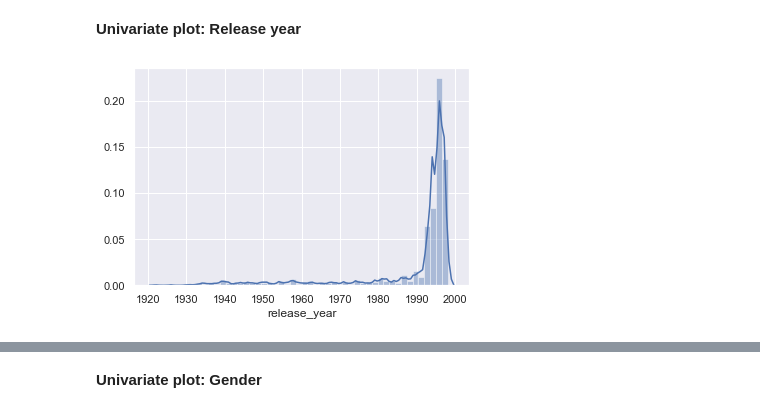
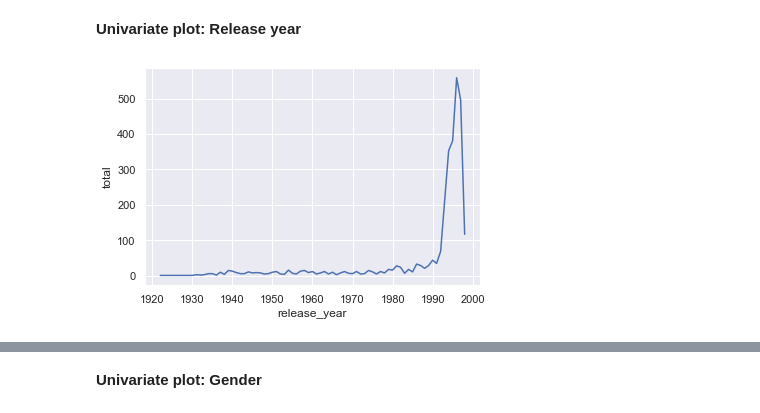
Before and after one commit to pcopley/uta-aiml, a Jupyter notebook: 01 Fundamentals of AIML/04 Project/MovieLens Project Questions.ipynb, the cells around one changed output, grey strips where cells are left out. Cells and saved outputs as stored; diff of their text form; code cells hidden in the pictures.

```diff
--- a/01 Fundamentals of AIML/04 Project/MovieLens Project Questions.ipynb
+++ b/01 Fundamentals of AIML/04 Project/MovieLens Project Questions.ipynb
@@ -345,7 +368,15 @@ sns.boxplot(y='age', data=users);
 # %%
 # Our data is either:
 #   * Heavily biased toward new movies
 #   * Indicative that a *lot* more movies have been released lately compared to the early 20th century (unlikely)
-sns.distplot(movies['release_year']);
+
+# Group by release year and sum values
+releases = movies.groupby(['release_year']).sum()
+
+# Sum the genre values into new column 'total'
+releases['total'] = releases[list(only_genres.columns)].sum(axis=1)
+releases.reset_index(inplace=True)
+
+sns.lineplot(y='total', x='release_year', data=releases);
 # %% [output]
-[figure, old version]
+[figure, new version]
```
Also changed, not shown: parts of 24 cells of this notebook.
